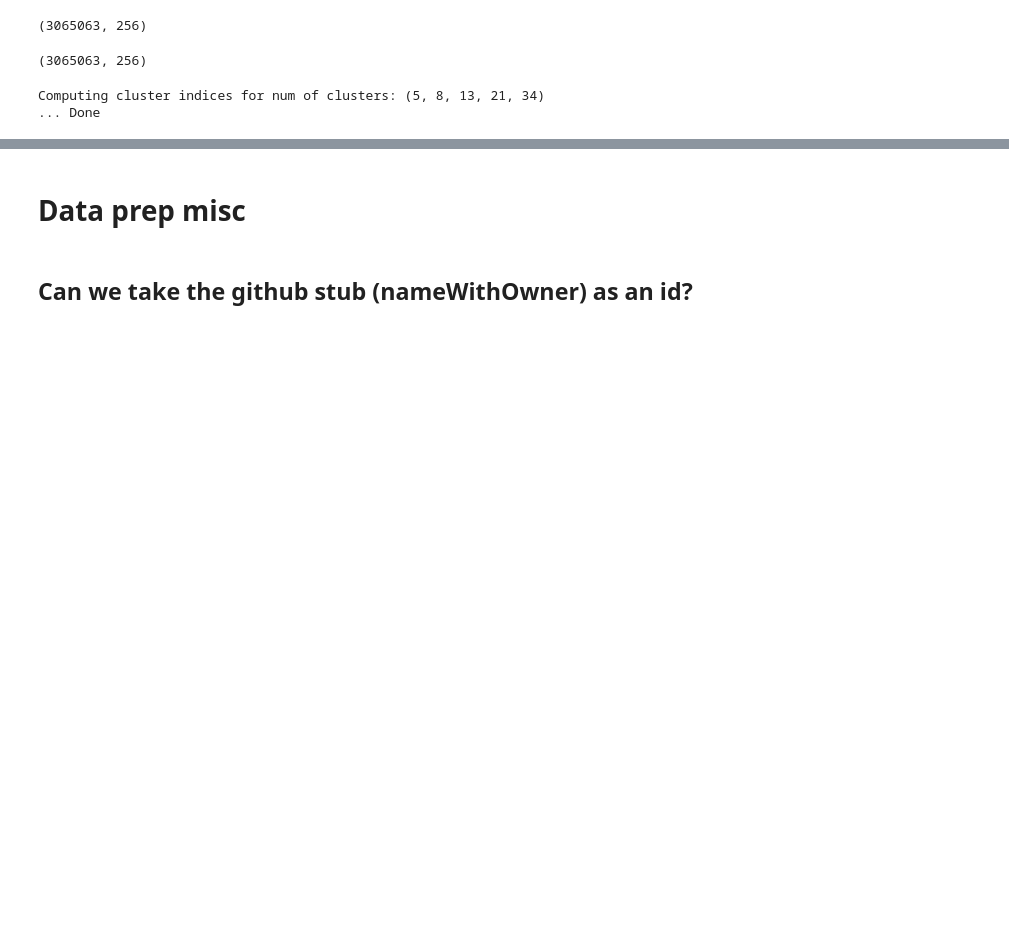
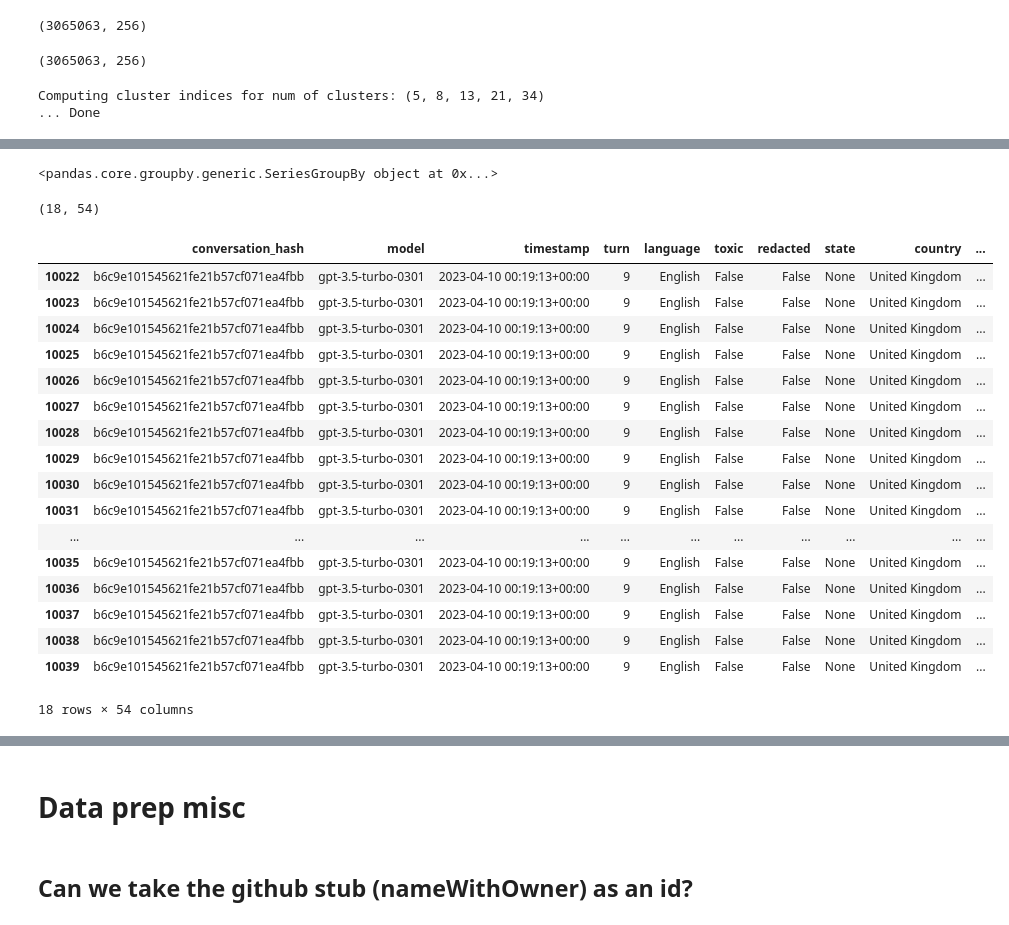
Before and after one commit to thorwhalen/imbed_data_prep, a Jupyter notebook: misc/wildchat.ipynb, the cells around one changed output, grey strips where cells are left out. Cells and saved outputs as stored; diff of their text form; code cells hidden in the pictures; blank space fills up the shorter version.

```diff
--- a/misc/wildchat.ipynb
+++ b/misc/wildchat.ipynb
@@ -155,0 +1703,4 @@ df.to_parquet('wildchat_train.parquet')
+# %%
+from imbed_data_prep.wildchat import *
+
+d = WildchatDacc()
@@ -155,0 +1745,2 @@ df.to_parquet('wildchat_train.parquet')
+# %%
+df = d.expanded_en
@@ -188,0 +1858,31 @@ Computing cluster indices for num of clusters: (5, 8, 13, 21, 34)
+# %%
+w = t['turn']
+w
+# %% [output]
+<pandas.core.groupby.generic.SeriesGroupBy object at 0x...>
+# %%
+ww = df[df.conversation_hash == df.conversation_hash.iloc[10000]]
+ww.shape
+# %% [output]
+(18, 54)
+# %%
+ww
+# %% [output]
+|  | conversation_hash | model | timestamp | turn | language | toxic | redacted | state | country | ... |
+| 10022 | b6c9e101545621fe21b57cf071ea4fbb | gpt-3.5-turbo-0301 | 2023-04-10 00:19:13+00:00 | 9 | English | False | False | None | United Kingdom | ... |
+| 10023 | b6c9e101545621fe21b57cf071ea4fbb | gpt-3.5-turbo-0301 | 2023-04-10 00:19:13+00:00 | 9 | English | False | False | None | United Kingdom | ... |
+| 10024 | b6c9e101545621fe21b57cf071ea4fbb | gpt-3.5-turbo-0301 | 2023-04-10 00:19:13+00:00 | 9 | English | False | False | None | United Kingdom | ... |
+| 10025 | b6c9e101545621fe21b57cf071ea4fbb | gpt-3.5-turbo-0301 | 2023-04-10 00:19:13+00:00 | 9 | English | False | False | None | United Kingdom | ... |
+| 10026 | b6c9e101545621fe21b57cf071ea4fbb | gpt-3.5-turbo-0301 | 2023-04-10 00:19:13+00:00 | 9 | English | False | False | None | United Kingdom | ... |
+| 10027 | b6c9e101545621fe21b57cf071ea4fbb | gpt-3.5-turbo-0301 | 2023-04-10 00:19:13+00:00 | 9 | English | False | False | None | United Kingdom | ... |
+| 10028 | b6c9e101545621fe21b57cf071ea4fbb | gpt-3.5-turbo-0301 | 2023-04-10 00:19:13+00:00 | 9 | English | False | False | None | United Kingdom | ... |
+| 10029 | b6c9e101545621fe21b57cf071ea4fbb | gpt-3.5-turbo-0301 | 2023-04-10 00:19:13+00:00 | 9 | English | False | False | None | United Kingdom | ... |
+| 10030 | b6c9e101545621fe21b57cf071ea4fbb | gpt-3.5-turbo-0301 | 2023-04-10 00:19:13+00:00 | 9 | English | False | False | None | United Kingdom | ... |
+| 10031 | b6c9e101545621fe21b57cf071ea4fbb | gpt-3.5-turbo-0301 | 2023-04-10 00:19:13+00:00 | 9 | English | False | False | None | United Kingdom | ... |
+| ... | ... | ... | ... | ... | ... | ... | ... | ... | ... | ... |
+| 10035 | b6c9e101545621fe21b57cf071ea4fbb | gpt-3.5-turbo-0301 | 2023-04-10 00:19:13+00:00 | 9 | English | False | False | None | United Kingdom | ... |
+| 10036 | b6c9e101545621fe21b57cf071ea4fbb | gpt-3.5-turbo-0301 | 2023-04-10 00:19:13+00:00 | 9 | English | False | False | None | United Kingdom | ... |
+| 10037 | b6c9e101545621fe21b57cf071ea4fbb | gpt-3.5-turbo-0301 | 2023-04-10 00:19:13+00:00 | 9 | English | False | False | None | United Kingdom | ... |
+| 10038 | b6c9e101545621fe21b57cf071ea4fbb | gpt-3.5-turbo-0301 | 2023-04-10 00:19:13+00:00 | 9 | English | False | False | None | United Kingdom | ... |
+| 10039 | b6c9e101545621fe21b57cf071ea4fbb | gpt-3.5-turbo-0301 | 2023-04-10 00:19:13+00:00 | 9 | English | False | False | None | United Kingdom | ... |
+18 rows × 54 columns
```
Also changed, not shown: parts of 174 cells of this notebook, 5 other files.
